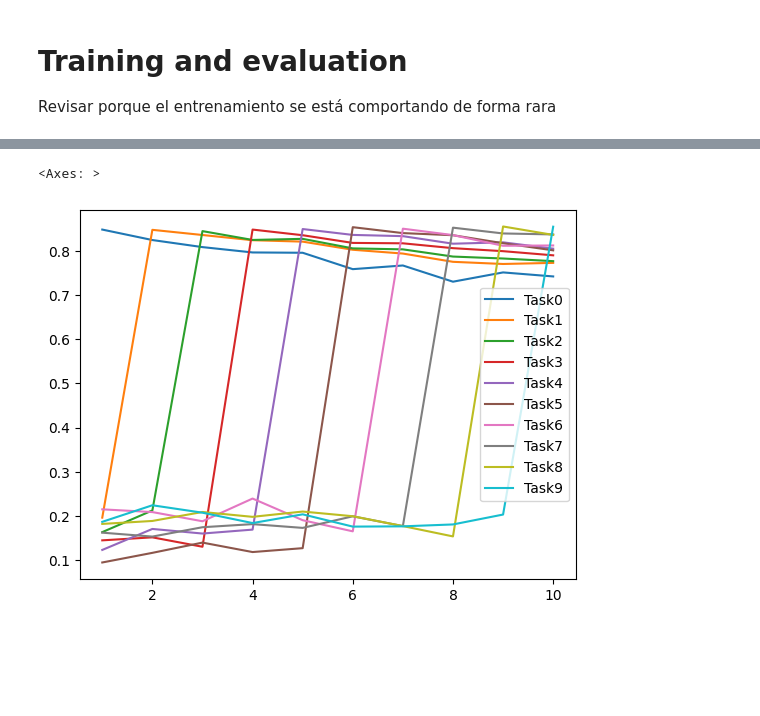
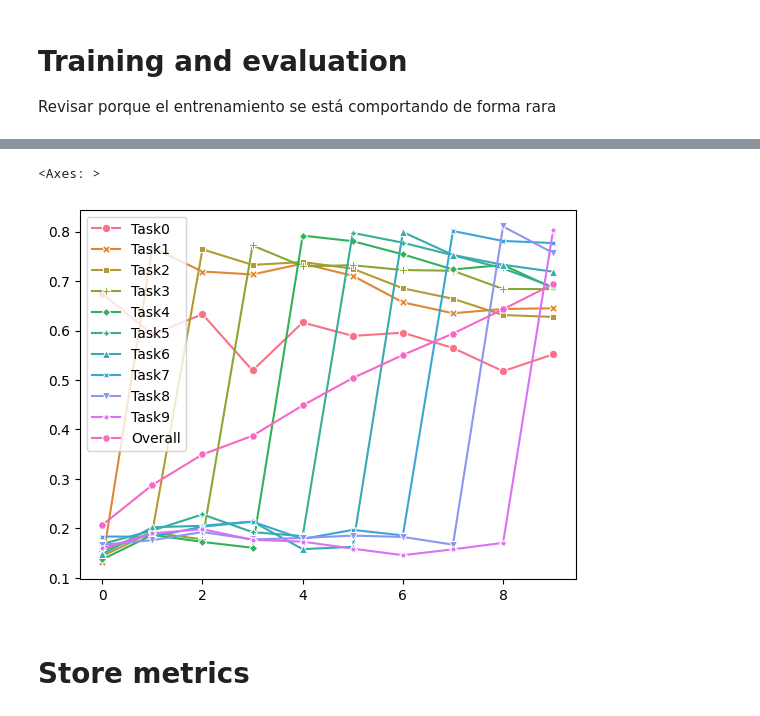
Before and after one commit to joyanedel/tt2, a Jupyter notebook: notebooks/ewc.ipynb, the cells around one changed output, grey strips where cells are left out. Saved outputs shown, nothing was run; the diff lists cells and outputs as text; code cells hidden in the pictures; blank space fills up the shorter version.

Commit message:
Add notebooks for agem and sgd and include metrics

```diff
--- a/notebooks/ewc.ipynb
+++ b/notebooks/ewc.ipynb
@@ -322,12 +274,16 @@ accuracies: dict[int, list[float]] = dict()
 
 for i in range(10):
     accuracies[f"Task{i}"] = eval_plugin.get_all_metrics()[f"Top1_Acc_Exp/eval_phase/test_stream/Task000/Exp00{i}"][1]
+
+accuracies["Overall"] = eval_plugin.get_all_metrics()["Top1_Acc_Stream/eval_phase/test_stream/Task000"][1]
 # %%
 acc_df = pd.DataFrame(accuracies)
-acc_df.index = range(1, 11)
+acc_df.index = range(10)
 # %%
 # lineplot every task acc per training
-sns.lineplot(data=acc_df, dashes=False)
+sns.lineplot(data=acc_df, dashes=False, markers=True)
 # %% [output]
 <Axes: >
-[figure, old version]
+[figure, new version]
+# %% [markdown]
+# Store metrics
```
Also changed, not shown: parts of 12 cells of this notebook, 9 other files.
